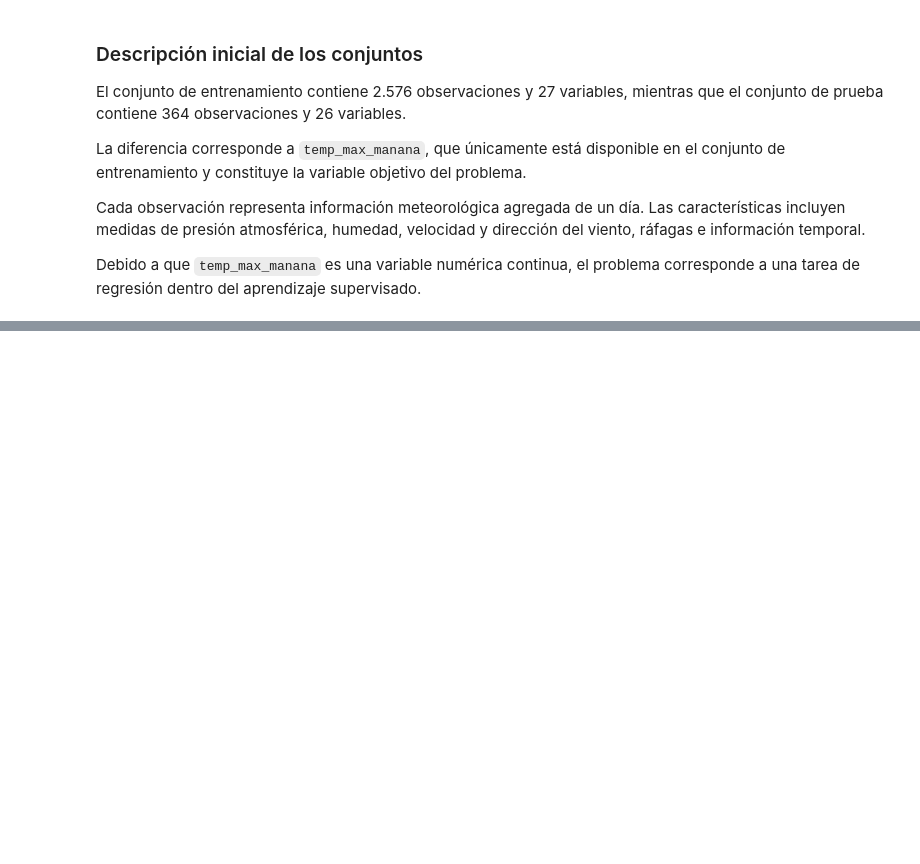
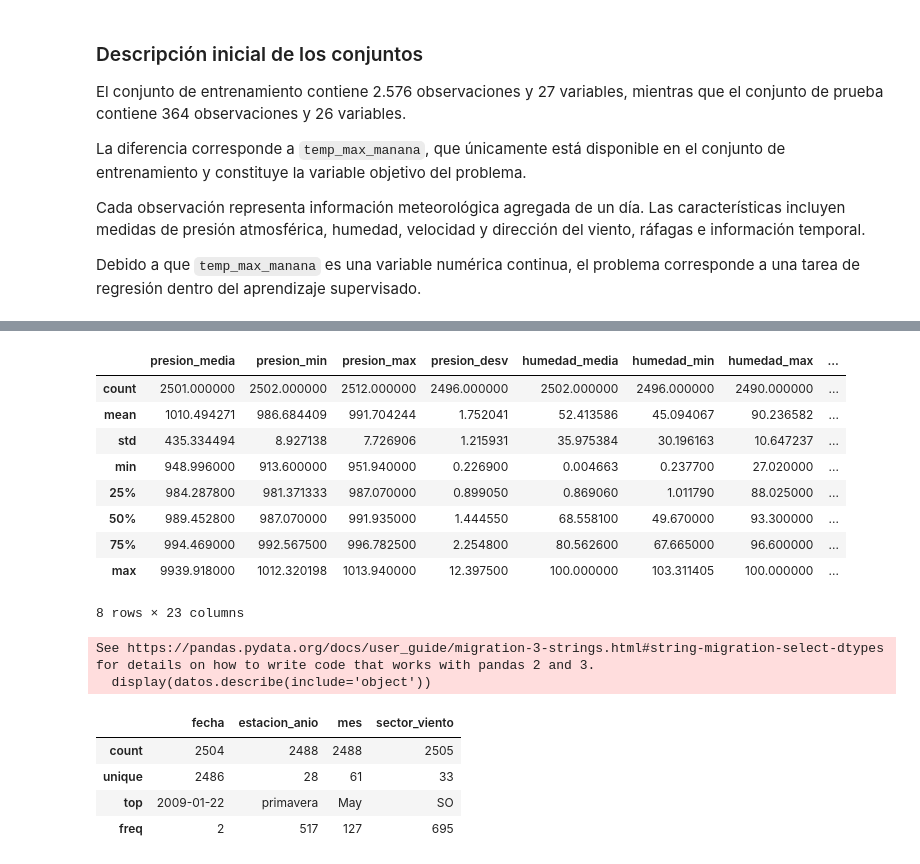
Before and after one commit to dazambrano2/MaterialDeClase-ISIS-2611, a Jupyter notebook: 202620/Laboratorios/L1/Lab1.ipynb, the cells around one changed output, grey strips where cells are left out. Cells and saved outputs as stored; diff of their text form; code cells hidden in the pictures; blank space fills up the shorter version.

```diff
--- a/202620/Laboratorios/L1/Lab1.ipynb
+++ b/202620/Laboratorios/L1/Lab1.ipynb
@@ -126,0 +133,34 @@ Debido a que `temp_max_manana` es una variable numérica continua, el problema c
+# %%
+#2.1 — Estadísticas descriptivas
+
+# Obtener estadísticas descriptivas de las variables numéricas.
+# Revisar las variables categóricas mediante frecuencias.
+# Comparar los resultados con el diccionario de datos.
+# Identificar valores o escalas que parezcan inconsistentes.
+
+display(datos.describe())
+display(datos.describe(include='object'))
+
+# Al comparar con el diccionario de datos resaltan dos problemas de escala/validez
+# que se profundizarán en 2.6: presion_media alcanza valores cercanos a 9800-9900
+# (mbar), muy por encima del resto de observaciones (~950-1015), y humedad_media /
+# humedad_min presentan un mínimo cercano a 0 pese a definirse como porcentaje
+# (0-100), lo que sugiere que algunos registros quedaron en escala de proporción.
+# %% [output]
+|  | presion_media | presion_min | presion_max | presion_desv | humedad_media | humedad_min | humedad_max | ... |
+| count | 2501.000000 | 2502.000000 | 2512.000000 | 2496.000000 | 2502.000000 | 2496.000000 | 2490.000000 | ... |
+| mean | 1010.494271 | 986.684409 | 991.704244 | 1.752041 | 52.413586 | 45.094067 | 90.236582 | ... |
+| std | 435.334494 | 8.927138 | 7.726906 | 1.215931 | 35.975384 | 30.196163 | 10.647237 | ... |
+| min | 948.996000 | 913.600000 | 951.940000 | 0.226900 | 0.004663 | 0.237700 | 27.020000 | ... |
+| 25% | 984.287800 | 981.371333 | 987.070000 | 0.899050 | 0.869060 | 1.011790 | 88.025000 | ... |
+| 50% | 989.452800 | 987.070000 | 991.935000 | 1.444550 | 68.558100 | 49.670000 | 93.300000 | ... |
+| 75% | 994.469000 | 992.567500 | 996.782500 | 2.254800 | 80.562600 | 67.665000 | 96.600000 | ... |
+| max | 9939.918000 | 1012.320198 | 1013.940000 | 12.397500 | 100.000000 | 103.311405 | 100.000000 | ... |
+8 rows × 23 columns
+See https://pandas.pydata.org/docs/user_guide/migration-3-strings.html#string-migration-select-dtypes for details on how to write code that works with pandas 2 and 3.
+  display(datos.describe(include='object'))
+|  | fecha | estacion_anio | mes | sector_viento |
+| count | 2504 | 2488 | 2488 | 2505 |
+| unique | 2486 | 28 | 61 | 33 |
+| top | 2009-01-22 | primavera | May | SO |
+| freq | 2 | 517 | 127 | 695 |
```
Also changed, not shown: parts of 18 cells of this notebook.
